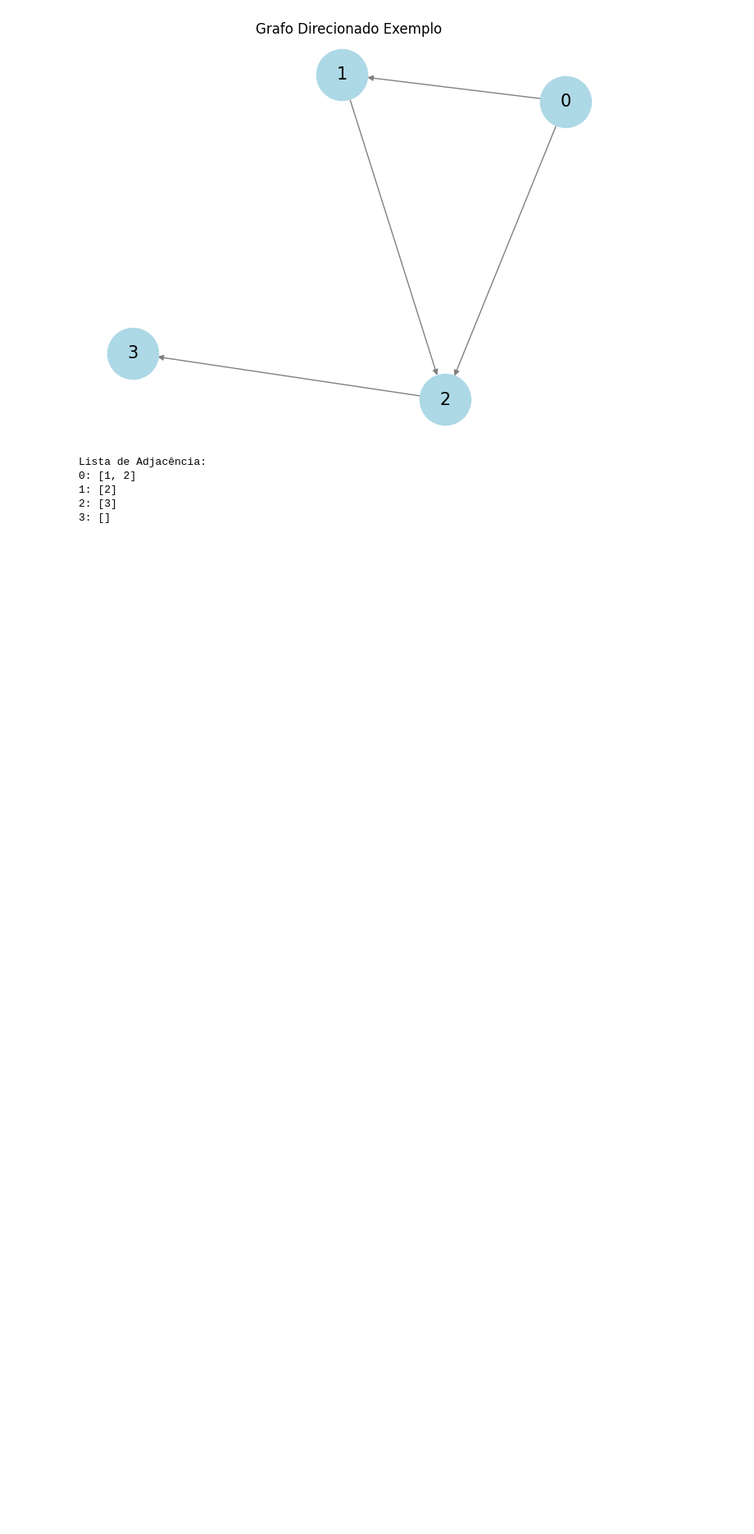
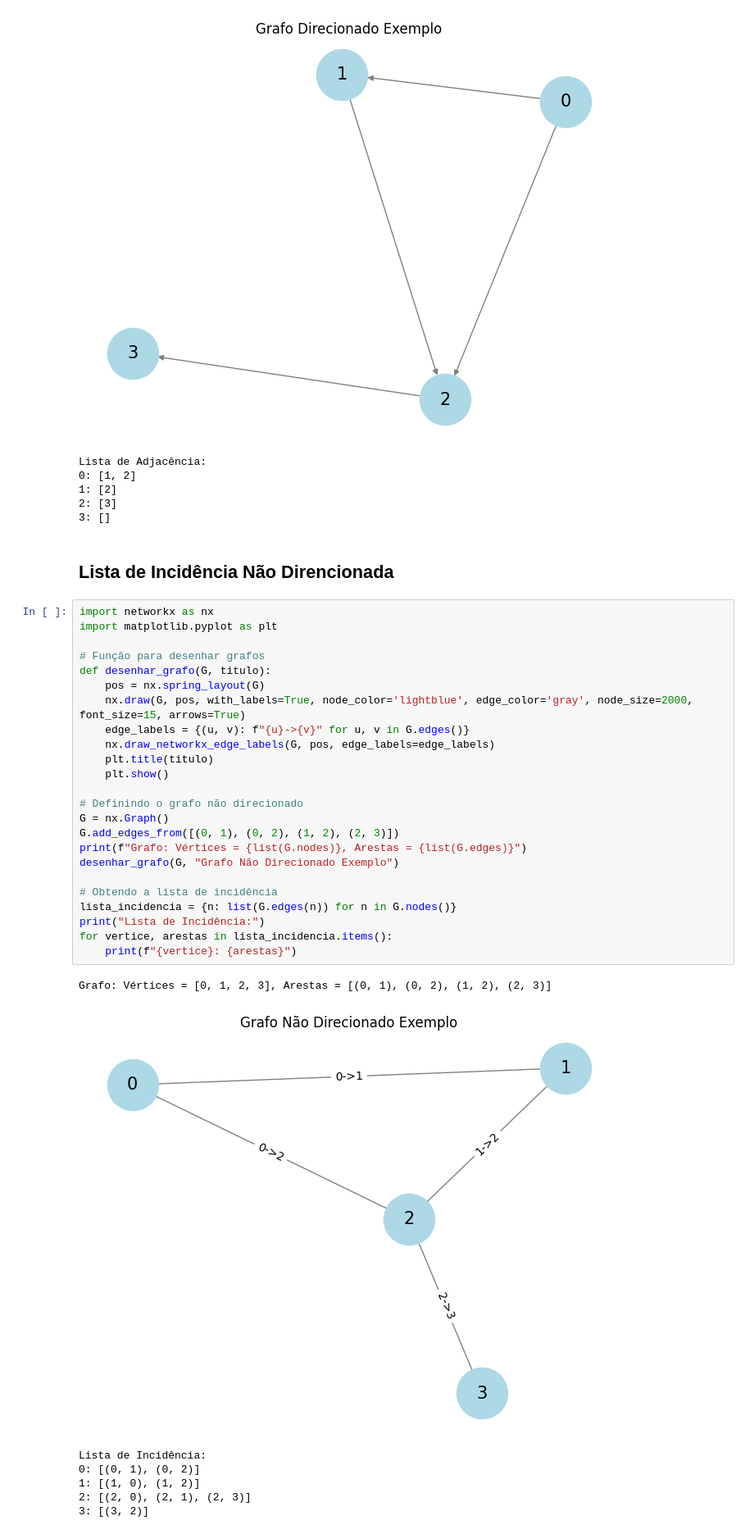
Before and after one commit to LeonardoVieiraGuimaraes/TeoriaGrafos, a Jupyter notebook: Aula02/Exercicio.ipynb, the cells around one changed output. Shown at 82% size. Drawn from its saved outputs; the diff is of its cells as text; blank space fills up the shorter version.

```diff
--- a/Aula02/Exercicio.ipynb
+++ b/Aula02/Exercicio.ipynb
@@ -935,3 +935,37 @@ Lista de Adjacência:
 1: [2]
 2: [3]
 3: []
+# %% [markdown]
+## Lista de Incidência Não Direncionada
+# %%
+import networkx as nx
+import matplotlib.pyplot as plt
+
+# Função para desenhar grafos
+def desenhar_grafo(G, titulo):
+    pos = nx.spring_layout(G)
+    nx.draw(G, pos, with_labels=True, node_color='lightblue', edge_color='gray', node_size=2000, font_size=15, arrows=True)
+    edge_labels = {(u, v): f"{u}->{v}" for u, v in G.edges()}
+    nx.draw_networkx_edge_labels(G, pos, edge_labels=edge_labels)
+    plt.title(titulo)
+    plt.show()
+
+# Definindo o grafo não direcionado
+G = nx.Graph()
+G.add_edges_from([(0, 1), (0, 2), (1, 2), (2, 3)])
+print(f"Grafo: Vértices = {list(G.nodes)}, Arestas = {list(G.edges)}")
+desenhar_grafo(G, "Grafo Não Direcionado Exemplo")
+
+# Obtendo a lista de incidência
+lista_incidencia = {n: list(G.edges(n)) for n in G.nodes()}
+print("Lista de Incidência:")
+for vertice, arestas in lista_incidencia.items():
+    print(f"{vertice}: {arestas}")
+# %% [output]
+Grafo: Vértices = [0, 1, 2, 3], Arestas = [(0, 1), (0, 2), (1, 2), (2, 3)]
+[figure, added]
+Lista de Incidência:
+0: [(0, 1), (0, 2)]
+1: [(1, 0), (1, 2)]
+2: [(2, 0), (2, 1), (2, 3)]
+3: [(3, 2)]
```
Also changed, not shown: parts of 4 cells of this notebook.
